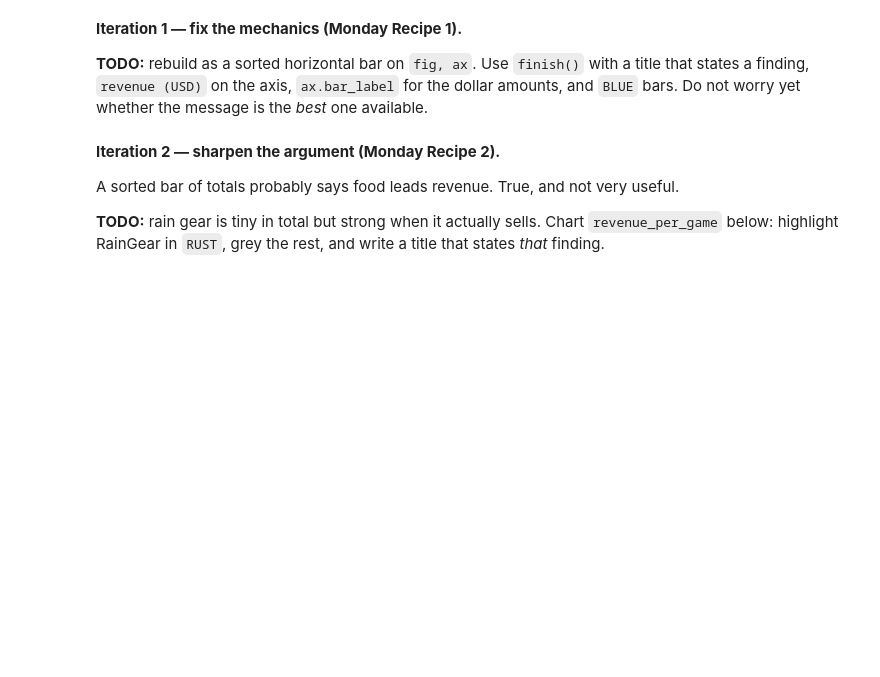
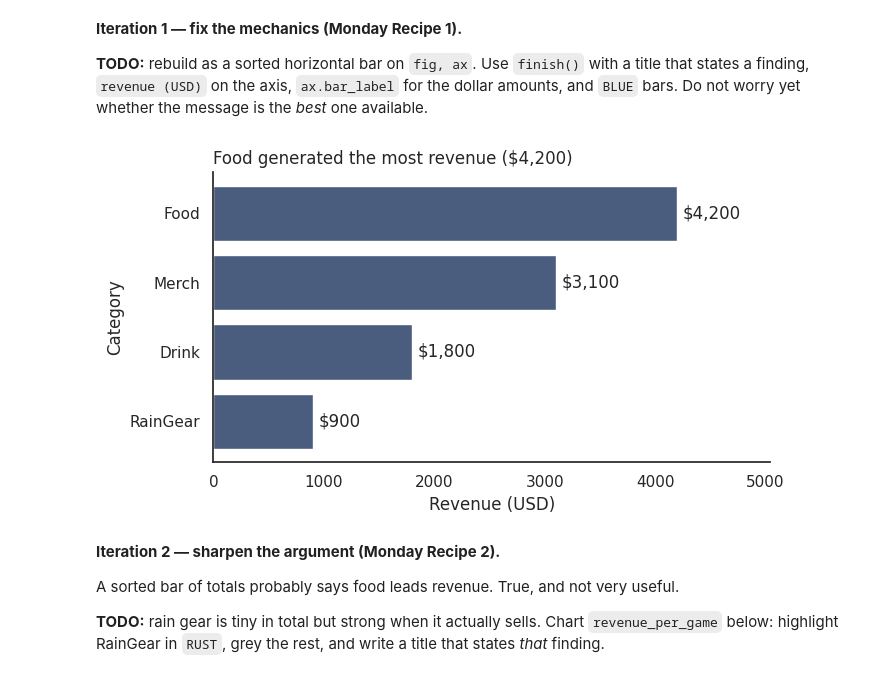
Before and after one commit to spbromberg/ds2002-fa26, a Jupyter notebook: notebooks/07-visualization/2026-11-11 — Critique and Redesign — Studio.ipynb, the cells around one changed output. Saved outputs shown, nothing was run; the diff lists cells and outputs as text; code cells hidden in the pictures; blank space fills up the shorter version.

```diff
--- a/notebooks/07-visualization/2026-11-11 — Critique and Redesign — Studio.ipynb
+++ b/notebooks/07-visualization/2026-11-11 — Critique and Redesign — Studio.ipynb
@@ -105,3 +126,24 @@ plt.show()
+# %%
+revenue = pd.Series(vals, index=cats, name='revenue')
+ordered = revenue.sort_values(ascending=True)
+top_category = revenue.idxmax()
+top_value = revenue.max()
+
+fig, ax = plt.subplots(figsize=(7, 4))
+bars = ax.barh(ordered.index, ordered.values, color=BLUE)
+
+finish(
+    ax,
+    f'{top_category} generated the most revenue (${top_value:,.0f})',
+    xlabel='Revenue (USD)',
+    ylabel='Category'
+)
+
+ax.bar_label(bars, labels=[f'${value:,.0f}' for value in ordered.values], padding=4)
+ax.set_xlim(0, ordered.max() * 1.2)
+plt.show()
+# %% [output]
+[figure, added]
 # %% [markdown]
 **Iteration 2 — sharpen the argument (Monday Recipe 2).**
 
```
Also changed, not shown: parts of 20 cells of this notebook.
